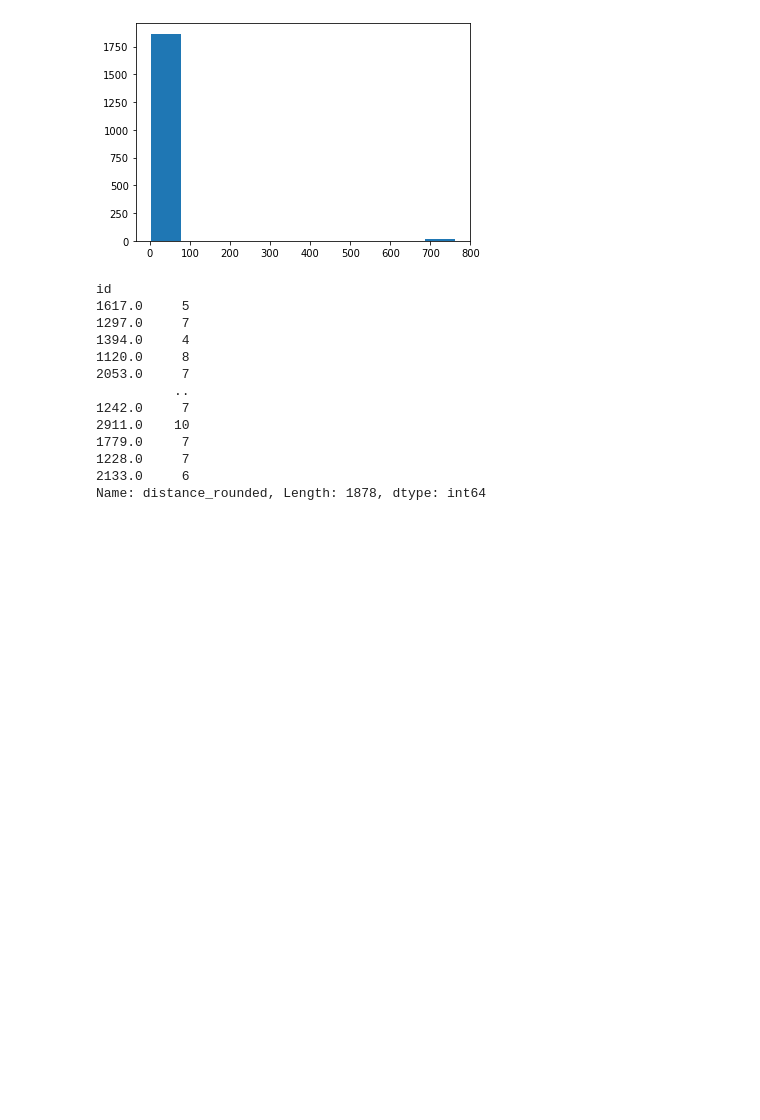
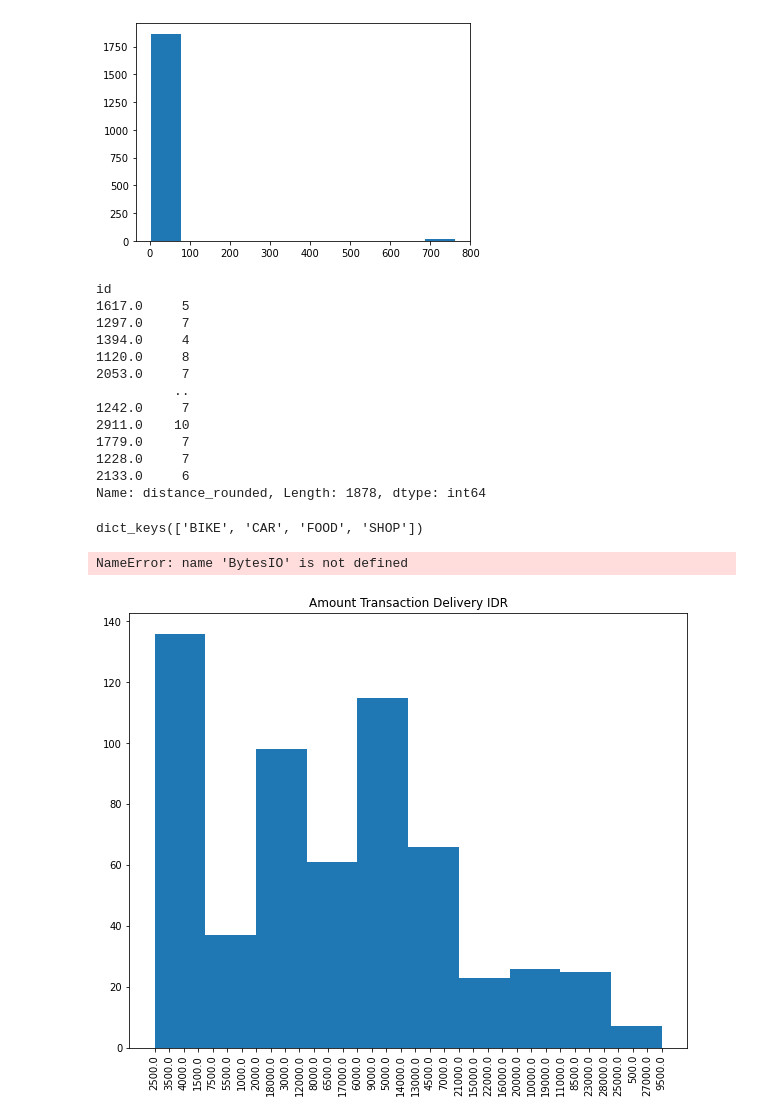
Before and after one commit to hariangr/learn_etl_data_warehouse, a Jupyter notebook: explore_data2.ipynb, the cells around one changed output. Cells and saved outputs as stored; diff of their text form; code cells hidden in the pictures; blank space fills up the shorter version.

```diff
--- a/explore_data2.ipynb
+++ b/explore_data2.ipynb
@@ -206,3 +214,26 @@ id
 1228.0     7
 2133.0     6
 Name: distance_rounded, Length: 1878, dtype: int64
+# %%
+sort_mode = fact_transaction.groupby(
+    fact_transaction['mode'])
+simplify_mode = {}
+for key, it in sort_mode:
+    simplify_mode[str(key)] = it
+# %%
+simplify_mode.keys()
+# %% [output]
+dict_keys(['BIKE', 'CAR', 'FOOD', 'SHOP'])
+# %%
+q="BIKE"
+# Amount Transaction Delivery
+plt.figure(figsize=(10, 8))
+plt.title("Amount Transaction Delivery IDR")
+plt.xticks(rotation=90)
+plt.hist(simplify_mode[q]['amount_delivery'].to_list())
+tmpfile = BytesIO()
+plt.savefig(tmpfile, format='png')
+graph_amount_trans = base64.b64encode(tmpfile.getvalue()).decode('utf-8')
+# %% [output]
+NameError: name 'BytesIO' is not defined
+[figure, added]
```
Also changed, not shown: parts of 6 cells of this notebook, 4 other files.
